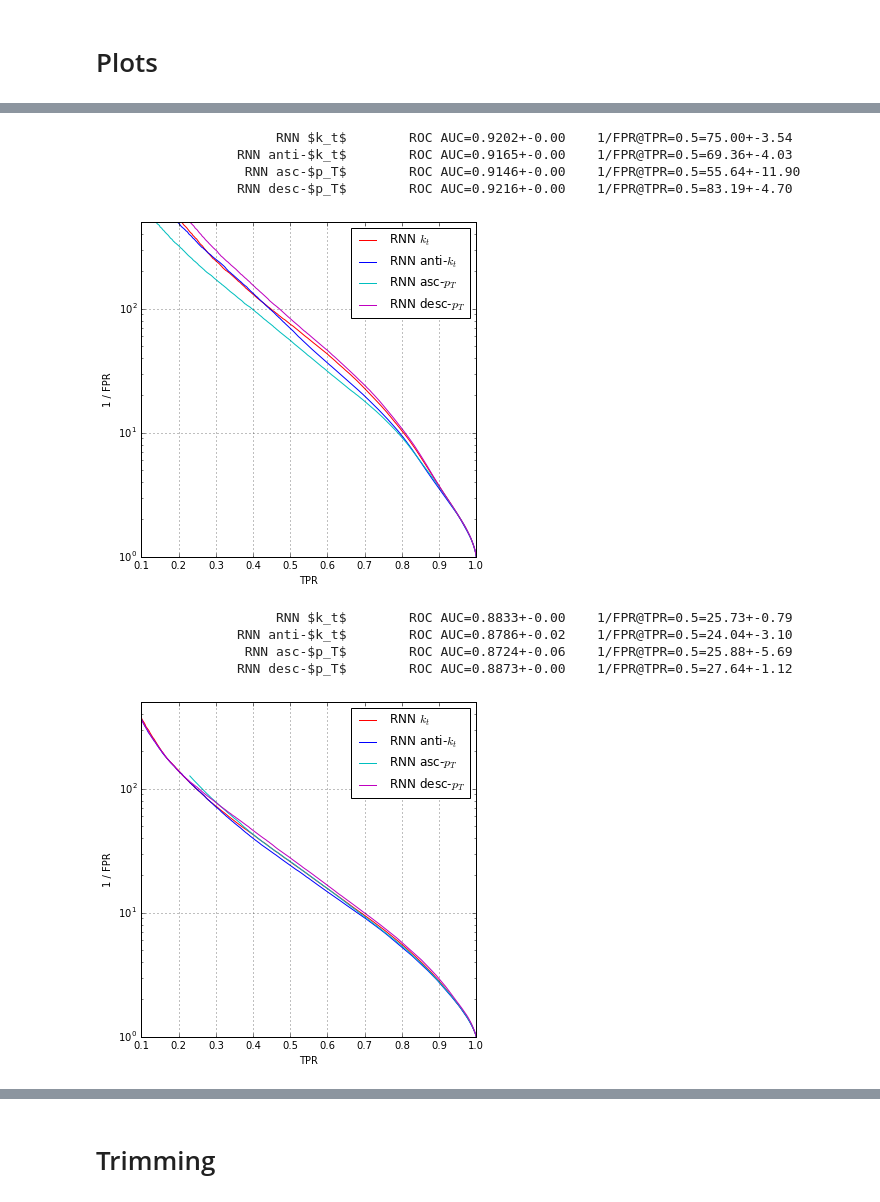
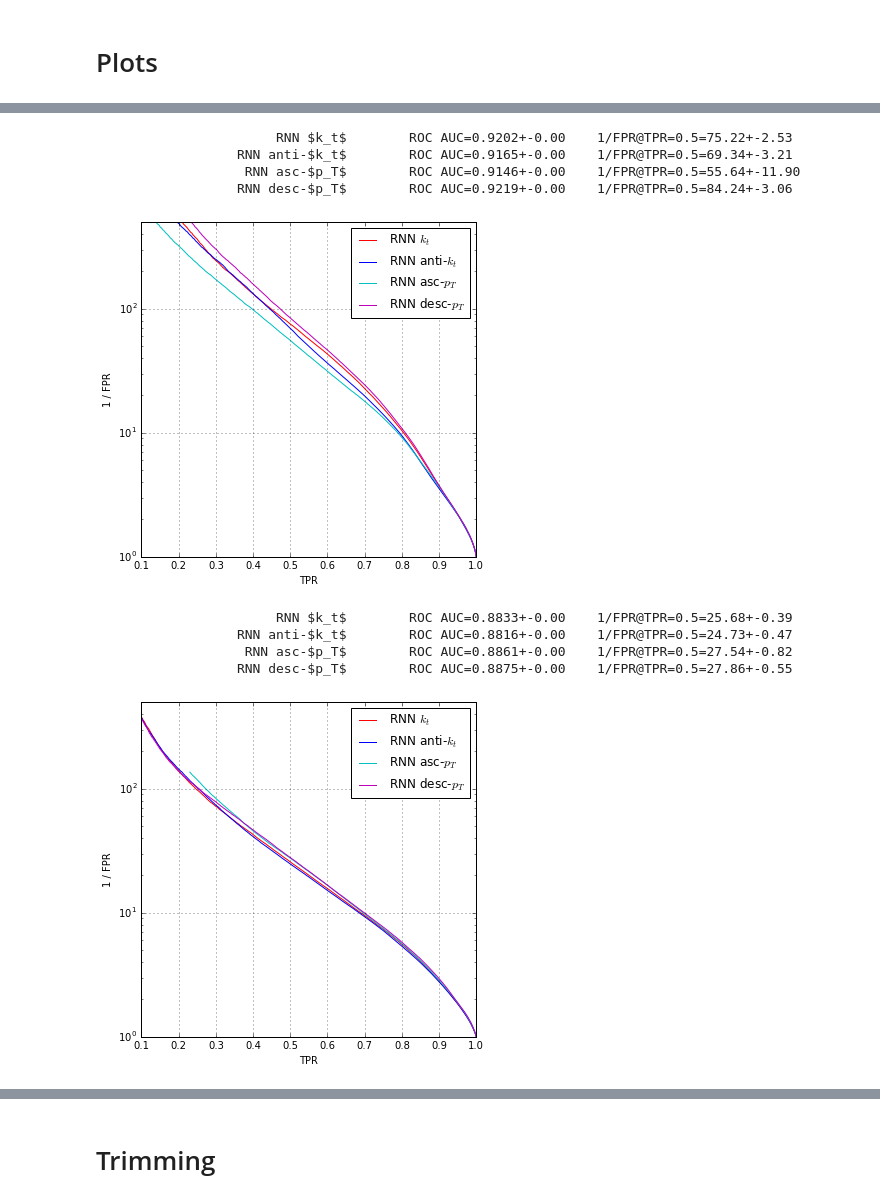
Before and after one commit to glouppe/recnn, a Jupyter notebook: notebooks/jet-study-2.ipynb, the cells around one changed output, grey strips where cells are left out. Drawn from its saved outputs; the diff is of its cells as text; code cells hidden in the pictures.

```diff
--- a/notebooks/jet-study-2.ipynb
+++ b/notebooks/jet-study-2.ipynb
@@ -364,6 +395,8 @@ for pattern, gated, label, color in [
     r, f, t = pickle.load(fd)
     fd.close()
 
+    r, f, t = remove_outliers(r, f, t)
+
     plot_rocs(r, f, t, label=label, color=color)
     report_score(r, f, t, label=label)
 
@@ -387,6 +420,8 @@ for pattern, gated, label, color in [
     r, f, t = pickle.load(fd)
     fd.close()
 
+    r, f, t = remove_outliers(r, f, t)
+
     plot_rocs(r, f, t, label=label, color=color)
     report_score(r, f, t, label=label)
 
@@ -414,6 +449,8 @@ for pattern, gated, label, color in [
     r, f, t = pickle.load(fd)
     fd.close()
 
+    r, f, t = remove_outliers(r, f, t)
+
     plot_rocs(r, f, t, label=label, color=color)
     report_score(r, f, t, label=label)
 
@@ -439,39 +476,43 @@ for pattern, gated, label, color in [
     r, f, t = pickle.load(fd)
     fd.close()
 
+    r, f, t = remove_outliers(r, f, t)
+
     plot_rocs(r, f, t, label=label, color=color)
     report_score(r, f, t, label=label)
 
 plot_show()
 # %% [output]
-                       RNN $k_t$        ROC AUC=0.9202+-0.00    1/FPR@TPR=0.5=75.00+-3.54
-                  RNN anti-$k_t$        ROC AUC=0.9165+-0.00    1/FPR@TPR=0.5=69.36+-4.03
+                       RNN $k_t$        ROC AUC=0.9202+-0.00    1/FPR@TPR=0.5=75.22+-2.53
+                  RNN anti-$k_t$        ROC AUC=0.9165+-0.00    1/FPR@TPR=0.5=69.34+-3.21
                    RNN asc-$p_T$        ROC AUC=0.9146+-0.00    1/FPR@TPR=0.5=55.64+-11.90
-                  RNN desc-$p_T$        ROC AUC=0.9216+-0.00    1/FPR@TPR=0.5=83.19+-4.70
+                  RNN desc-$p_T$        ROC AUC=0.9219+-0.00    1/FPR@TPR=0.5=84.24+-3.06
 [figure]
 # %%
 # Topologies (towers, gated)
 for pattern, gated, label, color in [
         ("antikt-kt-delphes", True, "RNN $k_t$", "r"),
         ("antikt-antikt-delphes", True, "RNN anti-$k_t$", "b"),
         ("antikt-seqpt-delphes", True, "RNN asc-$p_T$", "c"),
         ("antikt-seqpt-reversed-delphes", True, "RNN desc-$p_T$", "m"),
     ]:
 
     fd = open("../models/jet-study-2/rocs/rocs-%s-%s.pickle" % ("s" if not gated else "g", pattern), "rb")
     r, f, t = pickle.load(fd)
     fd.close()
 
+    r, f, t = remove_outliers(r, f, t)
+
     plot_rocs(r, f, t, label=label, color=color)
     report_score(r, f, t, label=label)
 
 plot_show()
 # %% [output]
-                       RNN $k_t$        ROC AUC=0.8833+-0.00    1/FPR@TPR=0.5=25.73+-0.79
-                  RNN anti-$k_t$        ROC AUC=0.8786+-0.02    1/FPR@TPR=0.5=24.04+-3.10
-                   RNN asc-$p_T$        ROC AUC=0.8724+-0.06    1/FPR@TPR=0.5=25.88+-5.69
-                  RNN desc-$p_T$        ROC AUC=0.8873+-0.00    1/FPR@TPR=0.5=27.64+-1.12
+                       RNN $k_t$        ROC AUC=0.8833+-0.00    1/FPR@TPR=0.5=25.68+-0.39
+                  RNN anti-$k_t$        ROC AUC=0.8816+-0.00    1/FPR@TPR=0.5=24.73+-0.47
+                   RNN asc-$p_T$        ROC AUC=0.8861+-0.00    1/FPR@TPR=0.5=27.54+-0.82
+                  RNN desc-$p_T$        ROC AUC=0.8875+-0.00    1/FPR@TPR=0.5=27.86+-0.55
-[figure, old version]
+[figure, new version]
 # %%
 # Particles vs towers vs images (simple)
 for pattern, gated, label, color in [
```
Also changed, not shown: parts of 10 cells of this notebook.
